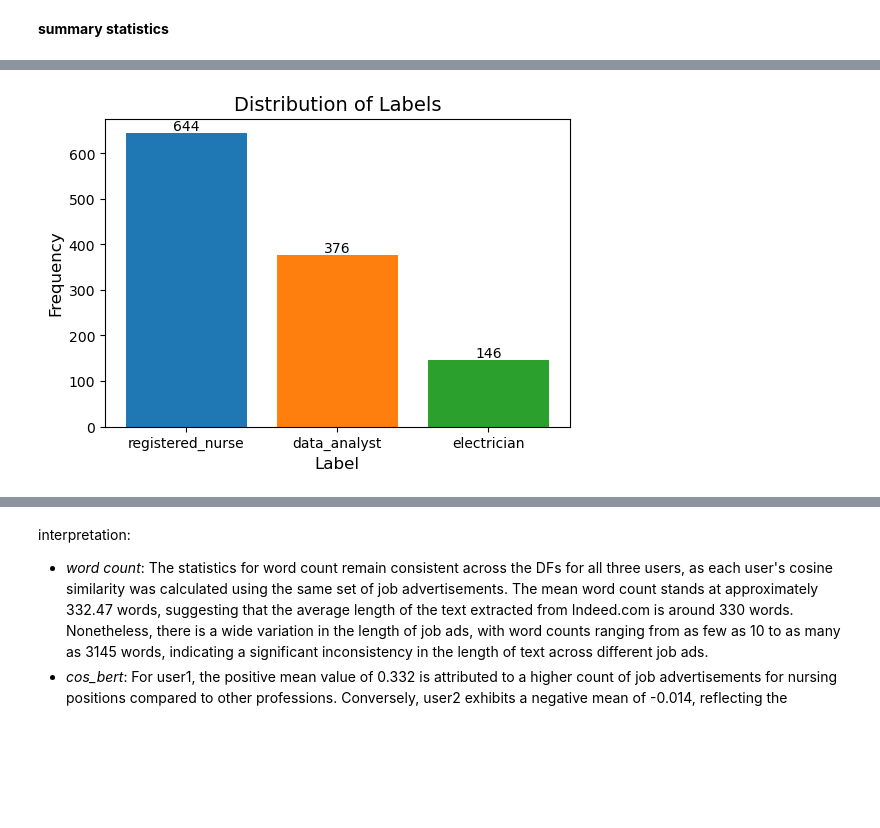
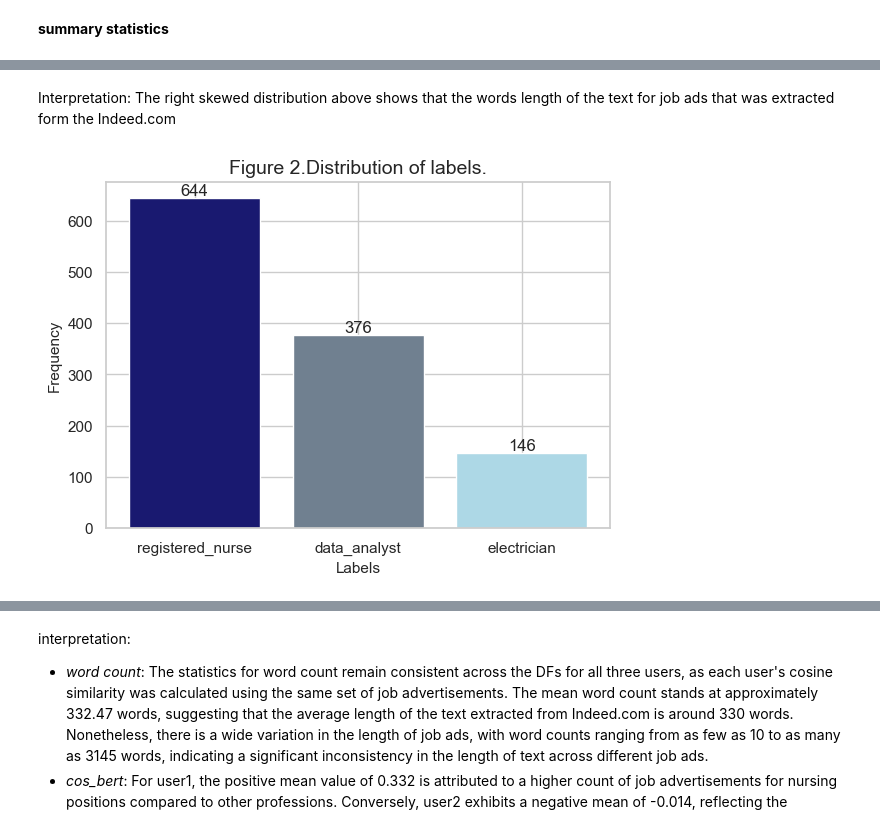
Before and after one commit to temulenbd/project-text-represetation-techniques, a Jupyter notebook: 5. human judgement.ipynb, the cells around one changed output, grey strips where cells are left out. Cells and saved outputs as stored; diff of their text form; code cells hidden in the pictures; blank space fills up the shorter version.

Commit message:
human evaluation lists ready

```diff
--- a/5. human judgement.ipynb
+++ b/5. human judgement.ipynb
@@ -152,0 +108,30 @@ plt.show()
+# %%
+sns.set(style='whitegrid')
+plt.figure(figsize=(6.5, 4.5))
+
+sns.histplot(user1_data['word_count'], bins=30, kde=True, color='cadetblue', edgecolor='black', alpha=0.6)
+
+
+plt.title('Figure 1. Word count distribution of scraped job ads.', fontsize=14)
+plt.xlabel('Word Count', fontsize=11)
+plt.ylabel('Frequency', fontsize=11)
+
+mean_word_count = user1_data['word_count'].mean()
+max_word_count = user1_data['word_count'].max()
+min_word_count = user1_data['word_count'].min()
+
+plt.axvline(mean_word_count, color='red', linestyle='--', linewidth=2, label=f'Mean: {mean_word_count:.2f}')
+bottom_y_coord = plt.ylim()[0] + (plt.ylim()[1] - plt.ylim()[0]) * 0.05
+
+plt.text(max_word_count, bottom_y_coord, f'Max: {max_word_count} words', color='black', fontsize=10,
+         ha='right', va='bottom', bbox=dict(facecolor='white', alpha=0.5, edgecolor='black', boxstyle='round,pad=0.5'))
+plt.text(min_word_count, bottom_y_coord, f'Min: {min_word_count} words', color='black', fontsize=10,
+         ha='center', va='bottom', bbox=dict(facecolor='white', alpha=0.5, edgecolor='black', boxstyle='round,pad=0.5'))
+
+plt.legend(frameon=True, facecolor='white', framealpha=1, edgecolor='black')
+plt.xticks(fontsize=10)
+plt.yticks(fontsize=10)
+sns.despine(trim=True)
+plt.tight_layout()
+
+plt.show()
@@ -153,21 +140,25 @@ plt.show()
+# %% [markdown]
+Interpretation: The right skewed distribution above shows that the words length of the text for job ads that was extracted form the Indeed.com
 # %%
-label_counts = cosine_user1['label'].value_counts()
+sns.set(style='whitegrid')
+label_counts = user1_data['label'].value_counts()
 
-plt.figure(figsize=(6, 4))
+plt.figure(figsize=(6.5, 4.5))
 
-bars = plt.bar(label_counts.index, label_counts.values, color=plt.cm.tab10(range(len(label_counts))))
+color_list = ['midnightblue', 'slategray', 'lightblue']
+bars = plt.bar(label_counts.index, label_counts.values, color=color_list)
 for bar in bars:
     height = bar.get_height()
     plt.text(bar.get_x() + bar.get_width() / 2.0, height, f'{height}', ha='center', va='bottom')
 
-plt.title('Distribution of Labels', fontsize=14)
-plt.xlabel('Label', fontsize=12)
-plt.ylabel('Frequency', fontsize=12)
+plt.title('Figure 2.Distribution of labels.', fontsize=14)
+plt.xlabel('Labels', fontsize=11)
+plt.ylabel('Frequency', fontsize=11)
 
 plt.xticks(rotation=0)
 plt.show()
 # %% [output]
-[figure, old version]
+[figure, new version]
 # %%
 # Setting up the figure for subplots
 fig, axes = plt.subplots(1, 3, figsize=(18, 6), sharey=True)
```
Also changed, not shown: parts of 51 cells of this notebook, 2 other files.
